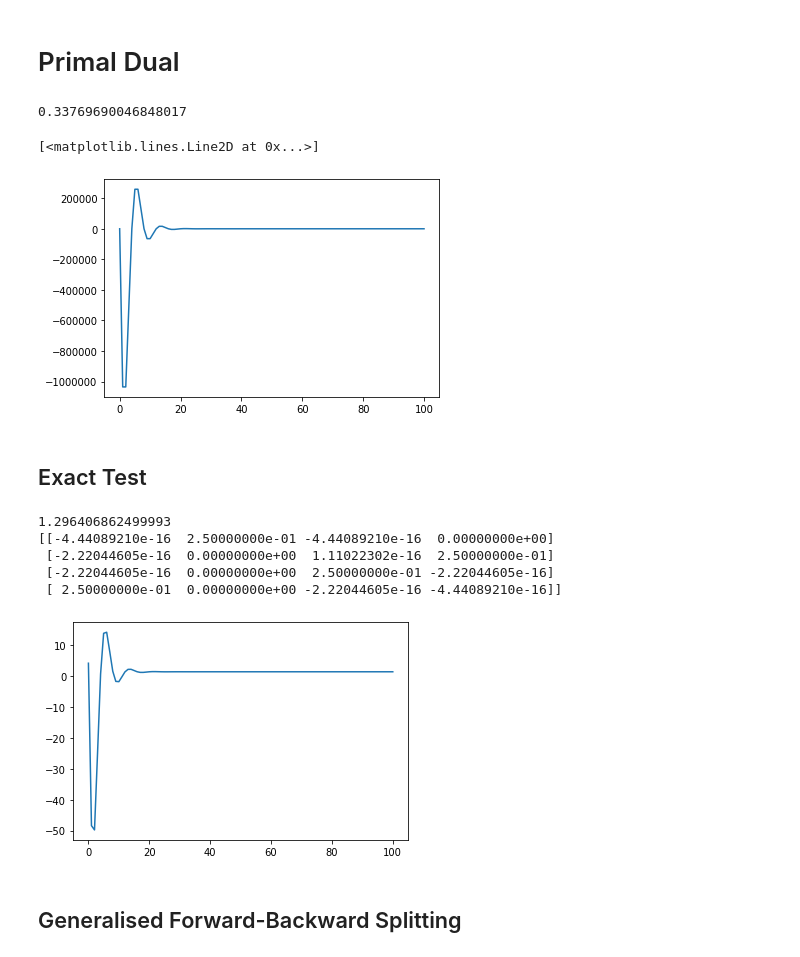
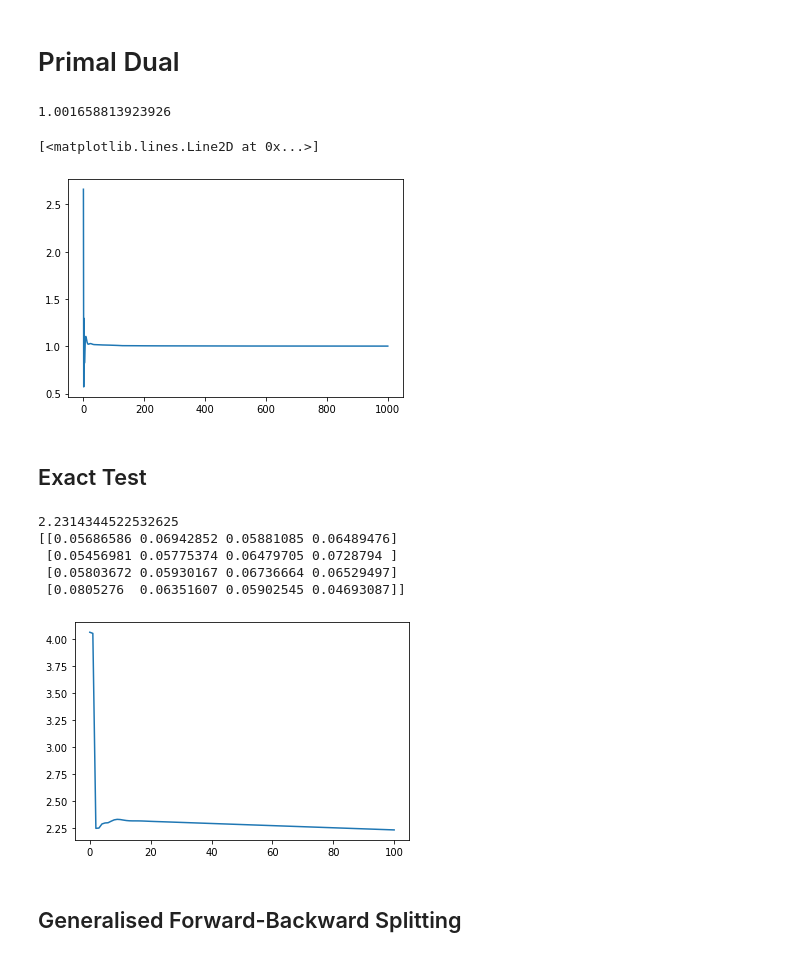
Before and after one commit to Optimal-Transport/Code, a Jupyter notebook: Algorithms/Primal Dual and Generalised Forward Backward.ipynb, the cells around one changed output. Cells and saved outputs as stored; diff of their text form; code cells hidden in the pictures.

```diff
--- a/Algorithms/Primal Dual and Generalised Forward Backward.ipynb
+++ b/Algorithms/Primal Dual and Generalised Forward Backward.ipynb
@@ -611,10 +611,10 @@ def primal_dual(c,m,n,iters):
     #iteration.
 
     #Initialise tau
-    tau = 0.5
+    tau = 0.0001
 
     #Initialise sigma
-    sig = 0.5
+    sig = 1/(tau*2) - 0.5
 
     #fetch lengths of m and n.
     N = np.size(n)
@@ -672,33 +672,34 @@ def primal_dual(c,m,n,iters):
     return [x,obj]
 # %%
 import matplotlib.pyplot as plt
-x = np.linspace(0,1,1000)
-y = np.linspace(1,2,1000)
+x = np.linspace(0,1,100)
+y = np.linspace(1,2,100)
 len_x = np.size(x)
 len_y = np.size(y)
 
 c = np.zeros((len_x,len_y))
 for i in range(len_x):
     for j in range(len_y):
         c[i,j] = (y[j]-x[i])**2
 
 m = np.ones(len_x)/len_x
 n = np.ones(len_y)/len_y
 M = len_x
 N = len_y
 
-[x,obj] = primal_dual(c,m,n,100)
+[x,obj] = primal_dual(c,m,n,1000)
 print(obj[-1])
 plt.plot(obj)
 #plt.imshow(x)
 # %% [output]
-0.33769690046848017
+1.001658813923926
 [<matplotlib.lines.Line2D at 0x...>]
-[figure, old version]
+[figure, new version]
 # %% [markdown]
 ## Exact Test
 # %%
 import matplotlib.pyplot as plt
+#set parameters accordingly.
 M = 4
 N = 4
 m = 0.25*np.ones(M)
@@ -712,12 +713,12 @@ plt.plot(obj)
 print(obj[-1])
 print(x)
 # %% [output]
-1.296406862499993
-[[-4.44089210e-16  2.50000000e-01 -4.44089210e-16  0.00000000e+00]
- [-2.22044605e-16  0.00000000e+00  1.11022302e-16  2.50000000e-01]
- [-2.22044605e-16  0.00000000e+00  2.50000000e-01 -2.22044605e-16]
- [ 2.50000000e-01  0.00000000e+00 -2.22044605e-16 -4.44089210e-16]]
+2.2314344522532625
+[[0.05686586 0.06942852 0.05881085 0.06489476]
+ [0.05456981 0.05775374 0.06479705 0.0728794 ]
+ [0.05803672 0.05930167 0.06736664 0.06529497]
+ [0.0805276  0.06351607 0.05902545 0.04693087]]
-[figure, old version]
+[figure, new version]
 # %% [markdown]
 ## Generalised Forward-Backward Splitting
 # %% [markdown]
```
Also changed, not shown: parts of 9 cells of this notebook.
